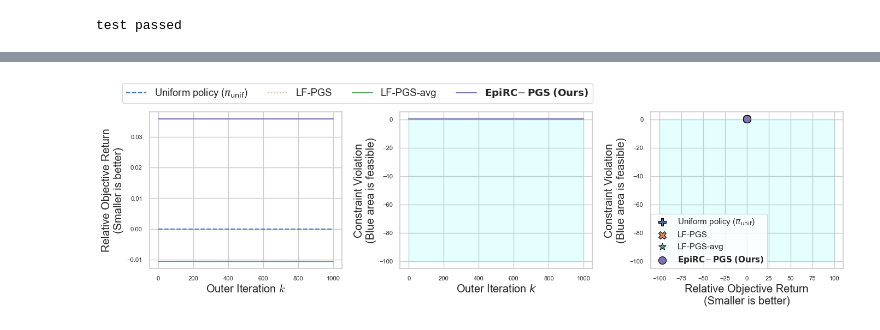
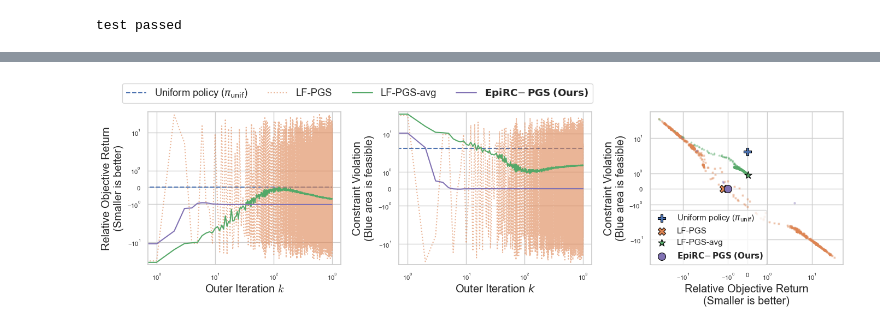
Before and after one commit to matsuolab/RCMDP-Epigraph, a Jupyter notebook: plot-KL-garnet-env.ipynb, the cells around one changed output, grey strips where cells are left out. Saved outputs shown, nothing was run; the diff lists cells and outputs as text; code cells hidden in the pictures.

```diff
--- a/plot-KL-garnet-env.ipynb
+++ b/plot-KL-garnet-env.ipynb
@@ -55,7 +35,7 @@ ticksize = 8
 # plot objective return vs violation
 with sns.axes_style("whitegrid"):
     ax = fig.add_subplot(133)
-    ax.fill_between(x=[-100, 100], y1=-100, y2=0, color="cyan", alpha=0.1)
+    # ax.fill_between(x=[-100, 100], y1=-100, y2=0, color="cyan", alpha=0.1)
     for name, J_v in algos.items():
         J_list, v_list = J_v
         J, v = J_list.mean(axis=0), v_list.mean(axis=0)
@@ -69,8 +49,8 @@ with sns.axes_style("whitegrid"):
             best_idx = np.argmin(v)
         plt.scatter(J[best_idx], v[best_idx], marker=marker[name], color=colors[name], label=name, s=100, edgecolors="black", linewidths=0.8)
 
-    # plt.xscale("symlog")
-    # plt.yscale("symlog")
+    plt.xscale("symlog")
+    plt.yscale("symlog")
     # plt.ylim(-100, 100)
     # plt.xlim(-100, 100)
     plt.ylabel("Constraint Violation" "\n" r"(Blue area is feasible)")
@@ -84,14 +64,14 @@ with sns.axes_style("whitegrid"):
 # plot violation
 with sns.axes_style("whitegrid"):
     ax = fig.add_subplot(132)
-    ax.fill_between(x=[0, 1000], y1=-100, y2=0, color="cyan", alpha=0.1)
+    # ax.fill_between(x=[0, 1000], y1=-100, y2=0, color="cyan", alpha=0.1)
     for name, J_v in algos.items():
         J_list, v_list = J_v
         J, v = J_list.mean(axis=0), v_list.mean(axis=0)
         df = pd.DataFrame({violation_label: v, iteration_label: np.arange(len(v))})
         plt.plot(np.arange(len(v)), v,  label=name, linestyle=linestyle[name], alpha=alphas[name], color=colors[name])
-    # plt.xscale("log")
-    # plt.yscale("symlog")
+    plt.xscale("log")
+    plt.yscale("symlog")
     # plt.ylim(-100, 100)
     plt.ylabel("Constraint Violation" "\n" r"(Blue area is feasible)")
     plt.rcParams["mathtext.fontset"] = 'cm'
@@ -102,33 +82,33 @@ with sns.axes_style("whitegrid"):
 
 # plot objective return
 with sns.axes_style("whitegrid"):
     ax = fig.add_subplot(131)
 
     for name, J_v in algos.items():
         J_list, v_list = J_v
         J, v = J_list.mean(axis=0), v_list.mean(axis=0)
         plt.plot(np.arange(len(J)), J,  label=name, linestyle=linestyle[name], alpha=alphas[name], color=colors[name])
     # plt.ylim(None, 2)
-    # plt.xscale("log")
-    # plt.yscale("symlog")
+    plt.xscale("log")
+    plt.yscale("symlog")
     plt.ylabel("Relative Objective Return" "\n" "(Smaller is better)")
     plt.xlabel(iteration_label)
     ax.tick_params(axis='both', which='major', labelsize=ticksize)
 
 
 
 with sns.axes_style("whitegrid"):
     plt.rcParams["mathtext.fontset"] = 'dejavusans'
     algo_names = list(algos.keys())
     handles = [None] * len(algo_names)
     handle, label = ax.get_legend_handles_labels()
     for h, name in zip(handle, label):
         handles[algo_names.index(name)] = h
 
     lgd = fig.legend(handles, algo_names, loc="upper center", bbox_to_anchor=(0.35, 1.1), ncol=len(algo_names))
     fig.tight_layout()
 
     plt.savefig(f"results/{FIGNAME}.pdf", bbox_extra_artists=(lgd, ), bbox_inches="tight")
     plt.savefig(f"results/{FIGNAME}.png", bbox_extra_artists=(lgd, ), bbox_inches="tight")
 # %% [output]
-[figure, old version]
+[figure, new version]
```
Also changed, not shown: parts of 1 cell of this notebook, 9 other files.
